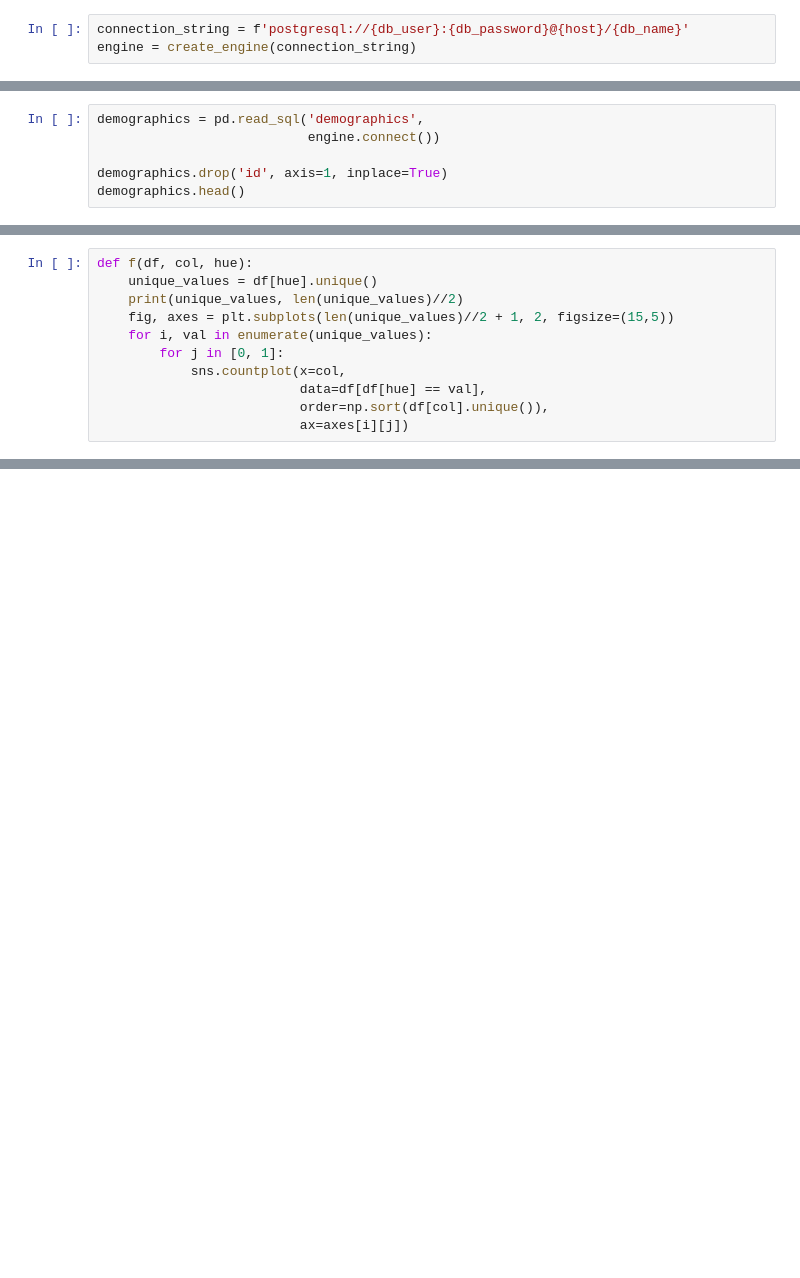
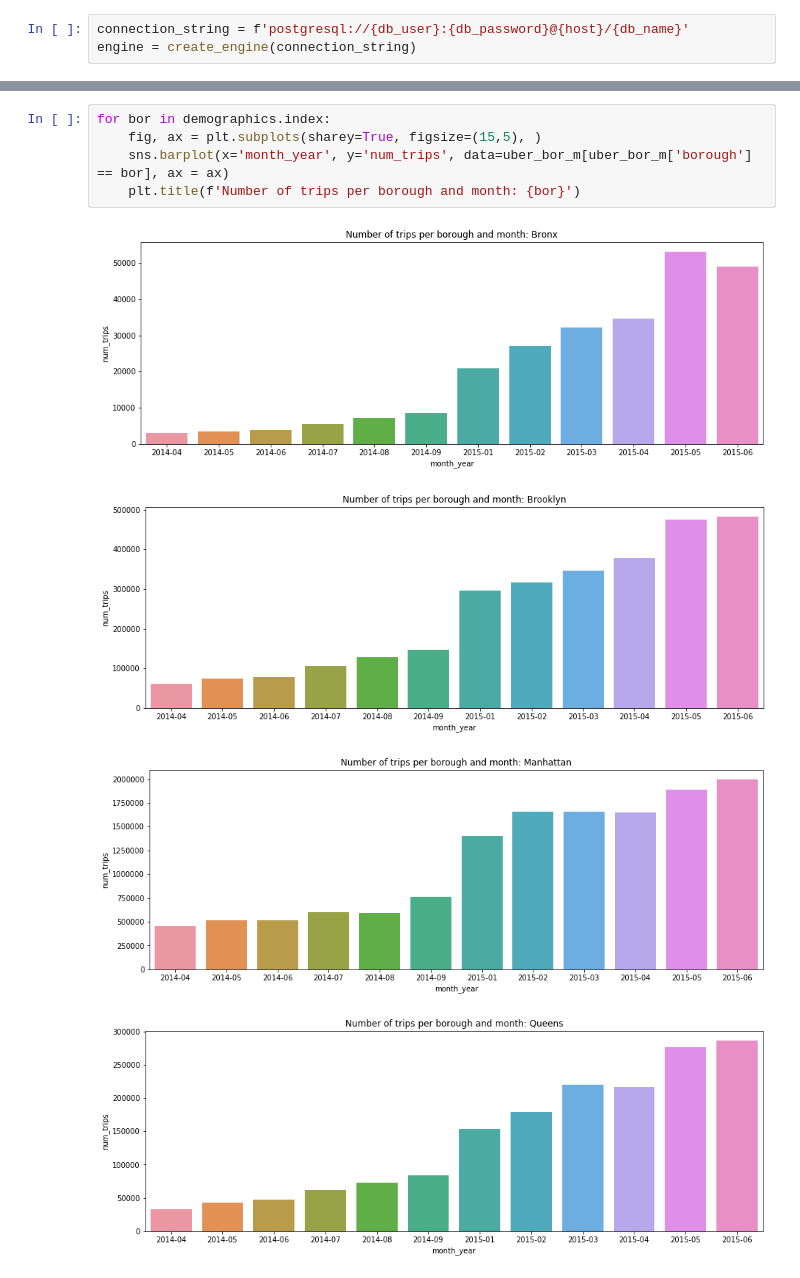
Before and after one commit to hec10r/DS4A_datathon, a Jupyter notebook: Notebooks/final.ipynb, the cells around one changed output, grey strips where cells are left out. Cells and saved outputs as stored; diff of their text form; blank space fills up the shorter version.

```diff
--- a/Notebooks/final.ipynb
+++ b/Notebooks/final.ipynb
@@ -53,6 +63,0 @@ taxi.head()
-# %%
-demographics = pd.read_sql('demographics',
-                           engine.connect())
-
-demographics.drop('id', axis=1, inplace=True)
-demographics.head()
@@ -91,11 +73,0 @@ demographics
-# %%
-def f(df, col, hue):
-    unique_values = df[hue].unique()
-    print(unique_values, len(unique_values)//2)
-    fig, axes = plt.subplots(len(unique_values)//2 + 1, 2, figsize=(15,5))
-    for i, val in enumerate(unique_values):
-        for j in [0, 1]:
-            sns.countplot(x=col,
-                          data=df[df[hue] == val],
-                          order=np.sort(df[col].unique()),
-                          ax=axes[i][j])
@@ -110,0 +115,10 @@ np.sort(uber['month_year'].unique())
+# %%
+for bor in demographics.index:
+    fig, ax = plt.subplots(sharey=True, figsize=(15,5), )
+    sns.barplot(x='month_year', y='num_trips', data=uber_bor_m[uber_bor_m['borough'] == bor], ax = ax)
+    plt.title(f'Number of trips per borough and month: {bor}')
+# %% [output]
+[figure, added]
+[figure, added]
+[figure, added]
+[figure, added]
```
Also changed, not shown: parts of 39 cells of this notebook.
